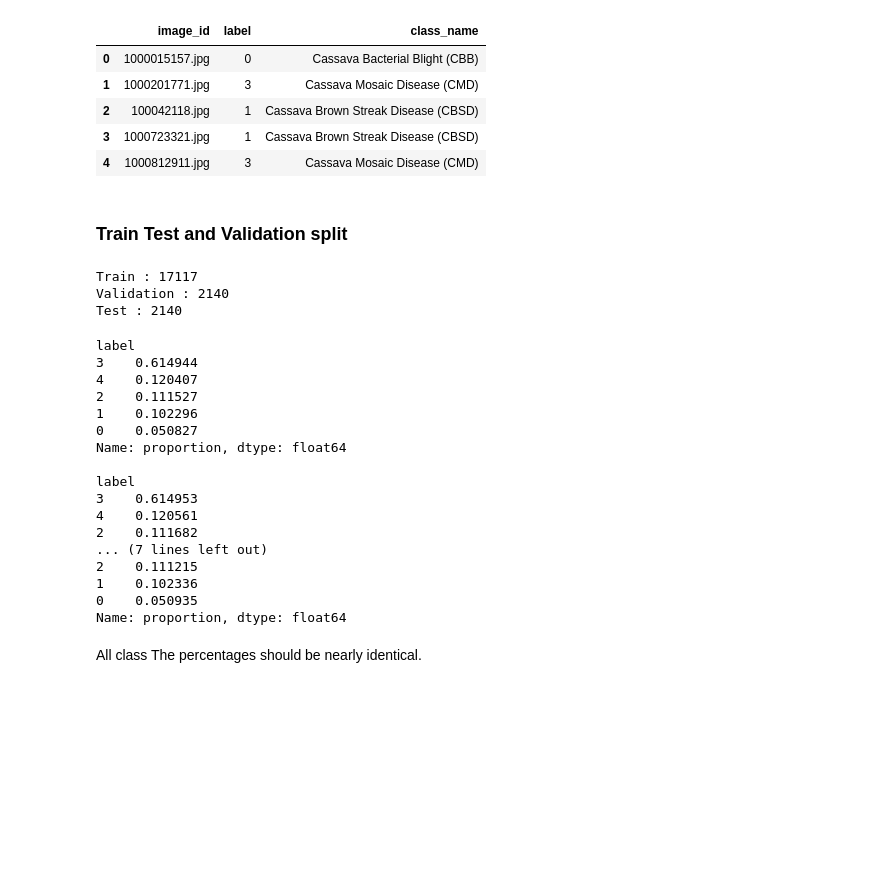
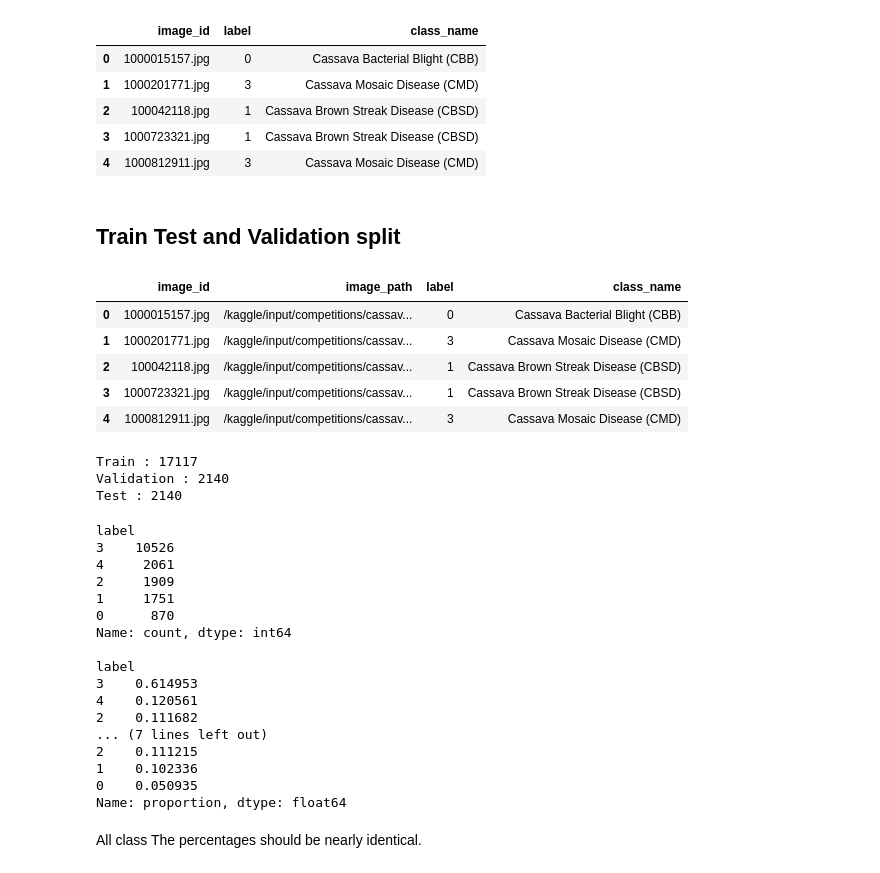
Before and after one commit to MohitMahi1/Cassava-Leaf-Disease-Classification, a Jupyter notebook: Cassava_Leaf_Disease_Classification.ipynb, the cells around one changed output. Saved outputs shown, nothing was run; the diff lists cells and outputs as text; code cells hidden in the pictures; blank space fills up the shorter version.

```diff
--- a/Cassava_Leaf_Disease_Classification.ipynb
+++ b/Cassava_Leaf_Disease_Classification.ipynb
@@ -355,7 +362,27 @@ df_train.head()
 | 3 | 1000723321.jpg | 1 | Cassava Brown Streak Disease (CBSD) |
 | 4 | 1000812911.jpg | 3 | Cassava Mosaic Disease (CMD) |
 # %% [markdown]
-### Train Test and Validation split
+## Train Test and Validation split
+# %%
+# Before doing train test and validation split, we do add image whole directory to the dataframe, so when we use tensorflow, it will easy to do modeling
+# Dataset Path
+image_folder = "/kaggle/input/competitions/cassava-leaf-disease-classification/train_images"
+df_train["image_path"] = df_train["image_id"].apply(
+    lambda x : os.path.join(image_folder, x)
+)
+# %%
+# I want to this order
+desired_order = ['image_id', 'image_path', 'label', 'class_name']
+df_train = df_train.reindex(columns=desired_order)
+# %%
+df_train.head()
+# %% [output]
+|  | image_id | image_path | label | class_name |
+| 0 | 1000015157.jpg | /kaggle/input/competitions/cassav... | 0 | Cassava Bacterial Blight (CBB) |
+| 1 | 1000201771.jpg | /kaggle/input/competitions/cassav... | 3 | Cassava Mosaic Disease (CMD) |
+| 2 | 100042118.jpg | /kaggle/input/competitions/cassav... | 1 | Cassava Brown Streak Disease (CBSD) |
+| 3 | 1000723321.jpg | /kaggle/input/competitions/cassav... | 1 | Cassava Brown Streak Disease (CBSD) |
+| 4 | 1000812911.jpg | /kaggle/input/competitions/cassav... | 3 | Cassava Mosaic Disease (CMD) |
 # %%
 # train test split
 from sklearn.model_selection import train_test_split
@@ -383,8 +410,8 @@ Train : 17117
 Validation : 2140
 Test : 2140
 # %%
-# then veryfiy thr class distribution
-print(train_df["label"].value_counts(normalize=True))
+# then veryfiy the class distribution
+print(train_df["label"].value_counts())
 
 print()
 
@@ -395,12 +422,12 @@ print()
 print(test_df["label"].value_counts(normalize=True))
 # %% [output]
 label
-3    0.614944
-4    0.120407
-2    0.111527
-1    0.102296
-0    0.050827
-Name: proportion, dtype: float64
+3    10526
+4     2061
+2     1909
+1     1751
+0      870
+Name: count, dtype: int64
 
 label
 3    0.614953
```
Also changed, not shown: parts of 15 cells of this notebook.
